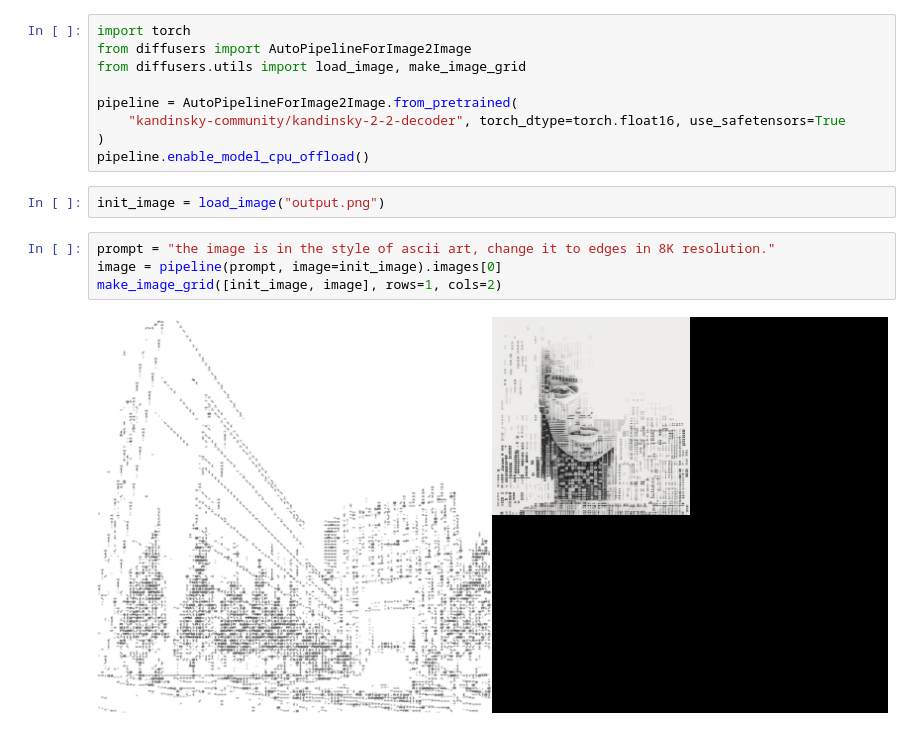
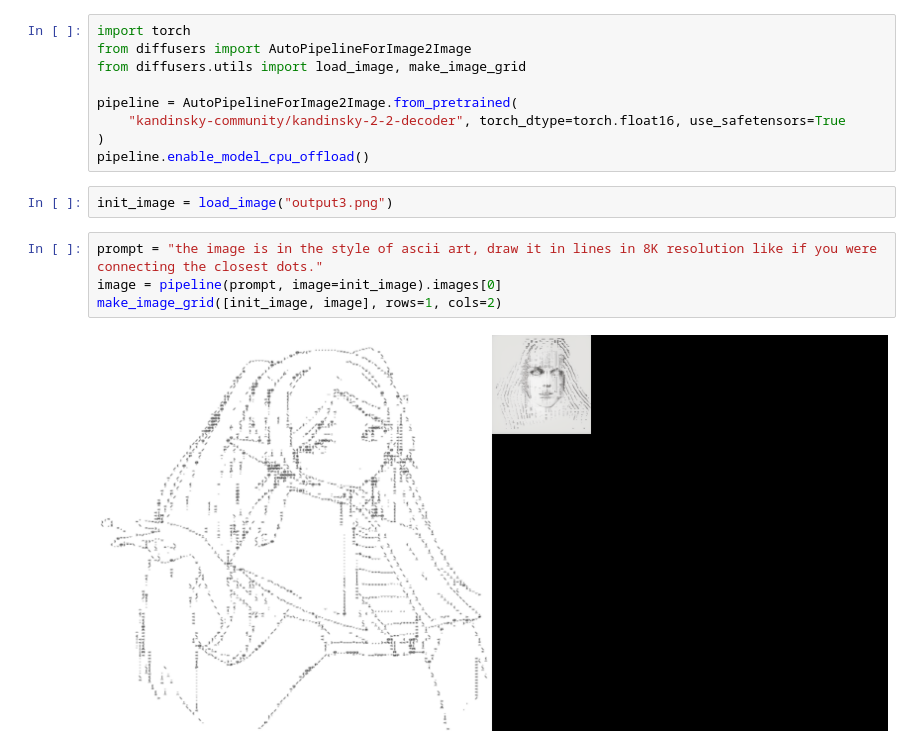
Before and after one commit to Pasapeb-cell/Ascii-Evaluation, a Jupyter notebook: transformer.ipynb, the cells around one changed output. Drawn from its saved outputs; the diff is of its cells as text.

```diff
--- a/transformer.ipynb
+++ b/transformer.ipynb
@@ -8,10 +8,10 @@ pipeline = AutoPipelineForImage2Image.from_pretrained(
 )
 pipeline.enable_model_cpu_offload()
 # %%
-init_image = load_image("output.png")
+init_image = load_image("output3.png")
 # %%
-prompt = "the image is in the style of ascii art, change it to edges in 8K resolution."
+prompt = "the image is in the style of ascii art, draw it in lines in 8K resolution like if you were connecting the closest dots."
 image = pipeline(prompt, image=init_image).images[0]
 make_image_grid([init_image, image], rows=1, cols=2)
 # %% [output]
-[figure, old version]
+[figure, new version]
```
Also changed, not shown: 11 other files.
